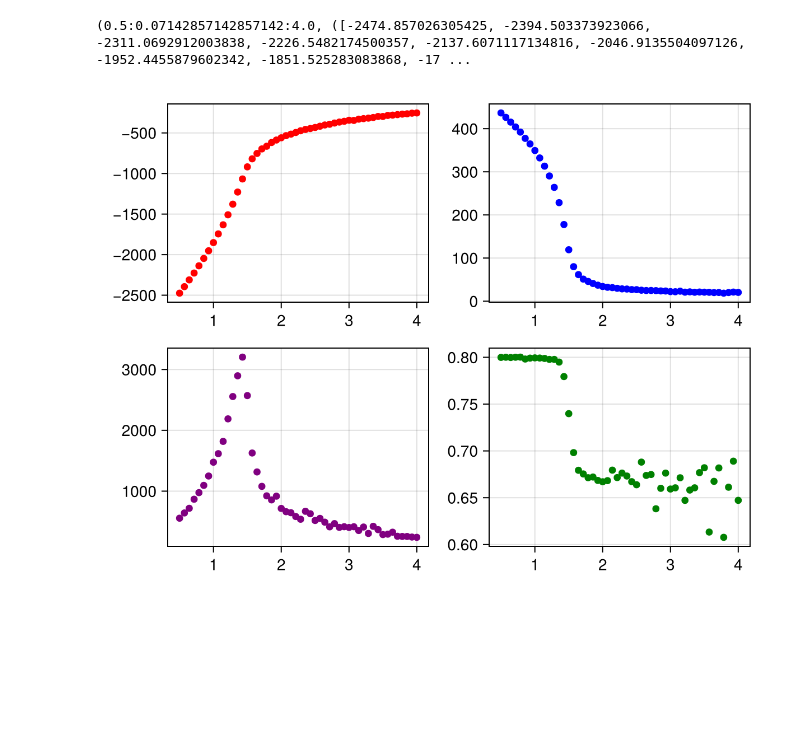
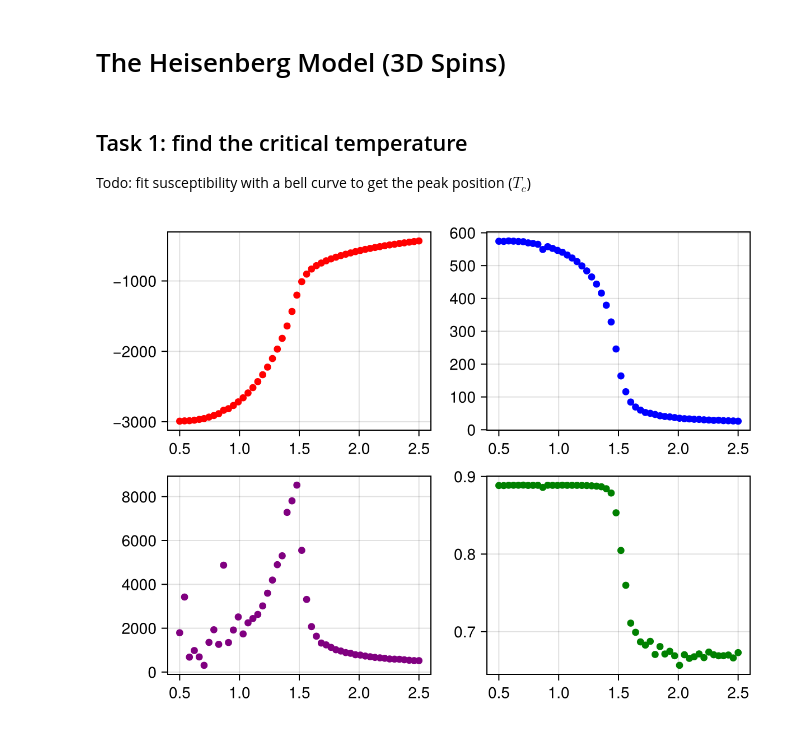
Before and after one commit to emhl/CoPhy3, a Jupyter notebook: notebooks/ex05-heisenberg.ipynb, the cells around one changed output. Cells and saved outputs as stored; diff of their text form; code cells hidden in the pictures; blank space fills up the shorter version.

Commit message:
Task 1 basically completed T_c determined from the plots but it wasn't explicitly calculated

```diff
--- a/notebooks/ex05-heisenberg.ipynb
+++ b/notebooks/ex05-heisenberg.ipynb
@@ -1,3 +1,5 @@
+# %% [markdown]
+# The Heisenberg Model (3D Spins)
 # %%
 include("../src/heisenberg.jl")
 import CairoMakie as cm
@@ -6,16 +8,17 @@ using JLD2
 using ProgressMeter
 import StatsBase as sb
 import Distributions as dist
-# %%
-temps, energies, magnetisations, binder_cumulants = temp_sweep(grid_size=10,T_min=0.5,T_max=4.0, T_Steps=50,mc_algo=wolff_step, N_Subsweep=10)
-# %% [output]
-(0.5:0.07142857142857142:4.0, ([-2474.857026305425, -2394.503373923066, -2311.0692912003838, -2226.5482174500357, -2137.6071117134816, -2046.9135504097126, -1952.4455879602342, -1851.525283083868, -17 ...
+# %% [markdown]
+## Task 1: find the critical temperature
+Todo: fit susceptibility with a bell curve to get the peak position ($T_c$)
 # %%
+# using metropolis
+temps, energies, magnetisations, binder_cumulants = temp_sweep(grid_size=10,T_min=0.5,T_max=2.5, T_Steps=50,mc_algo=metropolis_step)
 fig = cm.Figure()
 cm.plot(fig[1, 1], temps, energies[1], color=:red, label="Energy")
 cm.plot(fig[1, 2], temps, magnetisations[1], color=:blue, label="Magnetisation")
 cm.plot(fig[2, 1], temps, energies[2].^2 ./temps, color=:purple, label="Susceptibility")
 cm.plot(fig[2, 2], temps, binder_cumulants, color=:green, label="Binder Cumulant")
 fig
 # %% [output]
-[figure, old version]
+[figure, new version]
```
Also changed, not shown: parts of 2 cells of this notebook, 1 other file.
